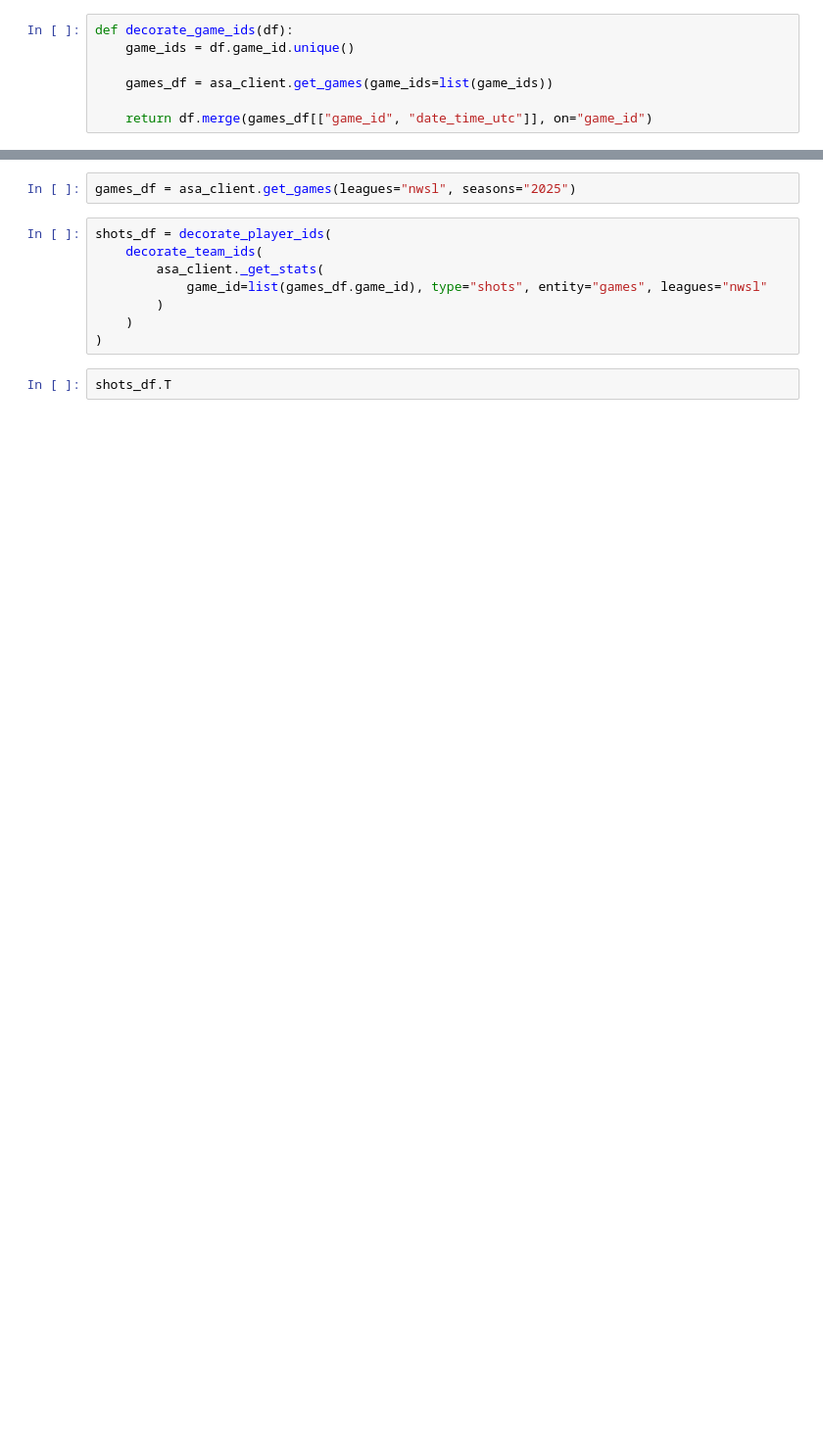
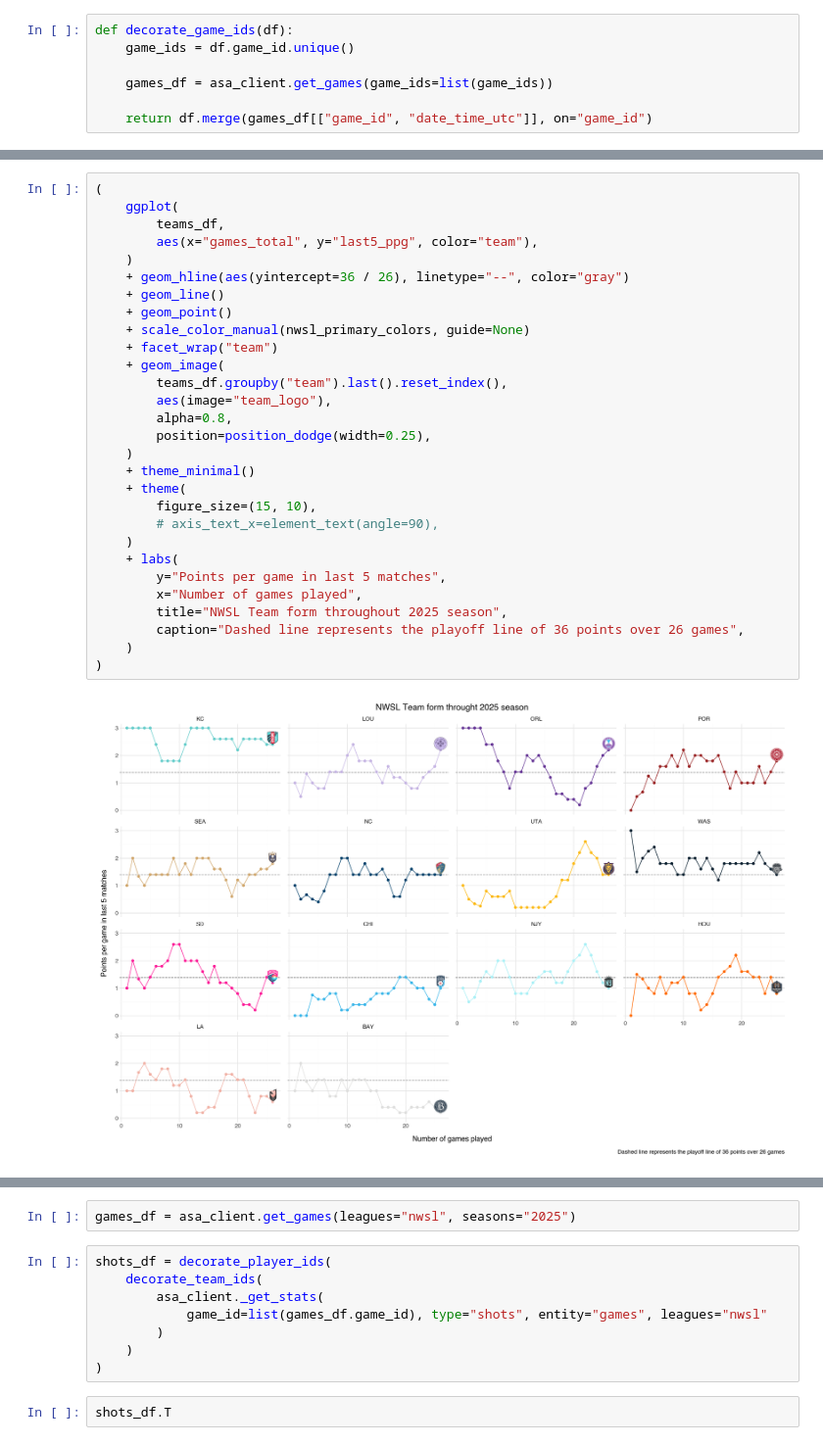
Before and after one commit to artificialsoph/nwsl, a Jupyter notebook: nwsl-historic-xg-exploration.ipynb, the cells around one changed output, grey strips where cells are left out. Shown at 98% size. Drawn from its saved outputs; the diff is of its cells as text; blank space fills up the shorter version.

```diff
--- a/nwsl-historic-xg-exploration.ipynb
+++ b/nwsl-historic-xg-exploration.ipynb
@@ -182,3 +257,34 @@ teams_df.groupby("team").last().reset_index()
+# %%
+(
+    ggplot(
+        teams_df,
+        aes(x="games_total", y="last5_ppg", color="team"),
+    )
+    + geom_hline(aes(yintercept=36 / 26), linetype="--", color="gray")
+    + geom_line()
+    + geom_point()
+    + scale_color_manual(nwsl_primary_colors, guide=None)
+    + facet_wrap("team")
+    + geom_image(
+        teams_df.groupby("team").last().reset_index(),
+        aes(image="team_logo"),
+        alpha=0.8,
+        position=position_dodge(width=0.25),
+    )
+    + theme_minimal()
+    + theme(
+        figure_size=(15, 10),
+        # axis_text_x=element_text(angle=90),
+    )
+    + labs(
+        y="Points per game in last 5 matches",
+        x="Number of games played",
+        title="NWSL Team form throughout 2025 season",
+        caption="Dashed line represents the playoff line of 36 points over 26 games",
+    )
+)
+# %% [output]
+[figure, added]
 # %%
 (
     ggplot(
```
Also changed, not shown: parts of 18 cells of this notebook, 28 other files.
